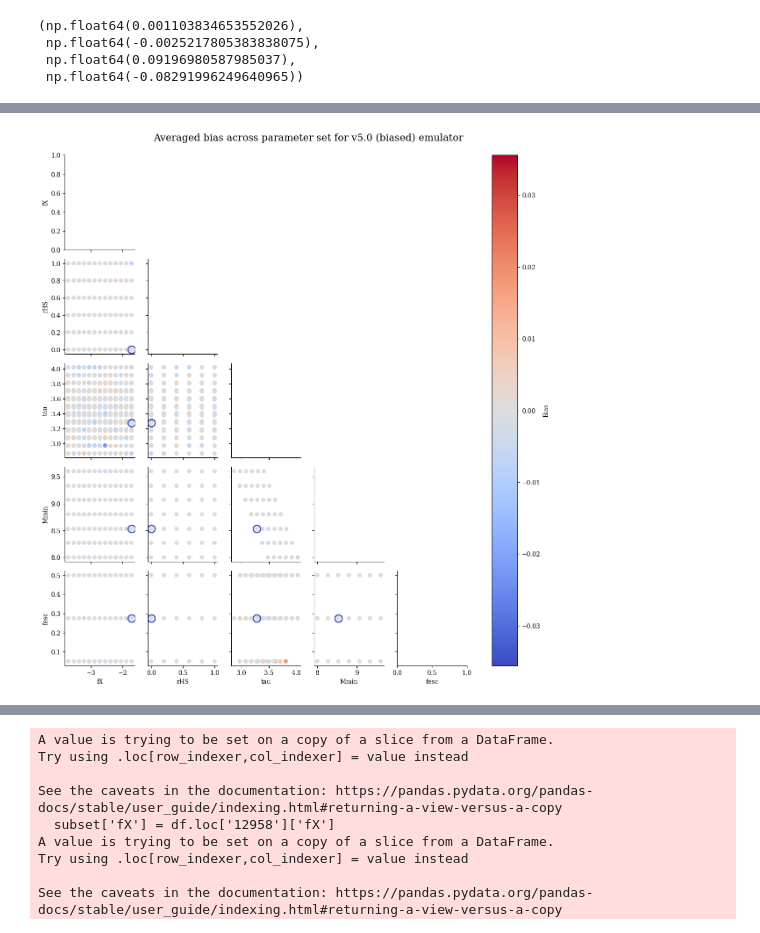
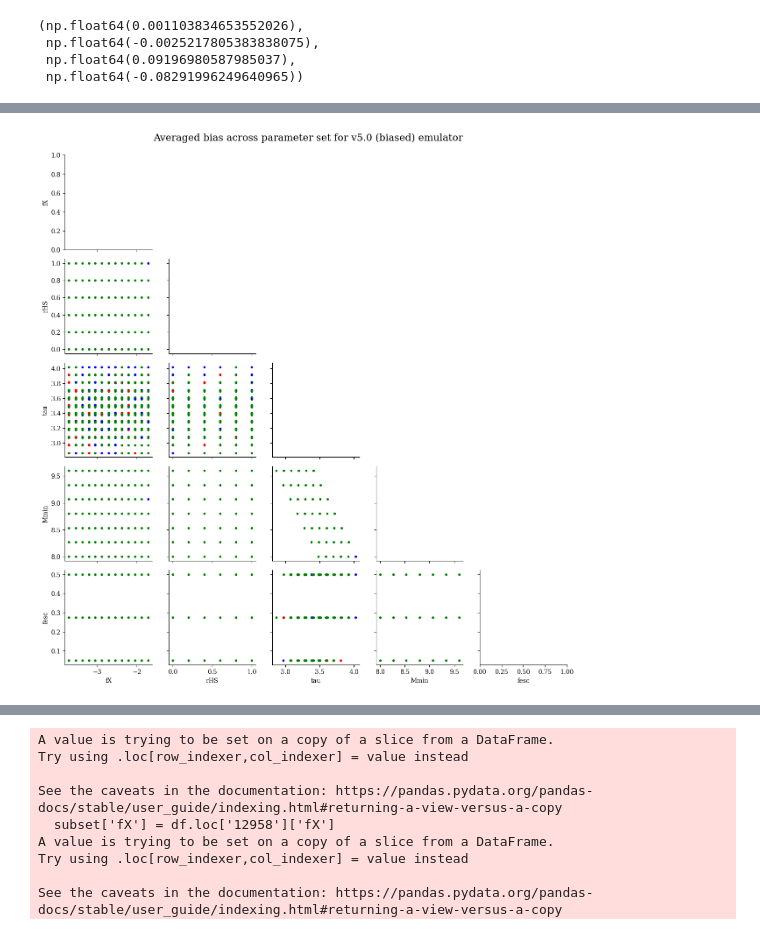
Before and after one commit to lisaleemcb/alfred, a Jupyter notebook: notebooks/Emulator_Comparison.ipynb, the cells around one changed output, grey strips where cells are left out. Saved outputs shown, nothing was run; the diff lists cells and outputs as text; code cells hidden in the pictures.

Commit message:
fixed square bug in emulator error

```diff
--- a/notebooks/Emulator_Comparison.ipynb
+++ b/notebooks/Emulator_Comparison.ipynb
@@ -178,35 +199,35 @@ from matplotlib.cm import ScalarMappable
 
 g = sns.PairGrid(data=df, vars=df.columns, corner=True)
 
-emu = summon_emu("v5.0")
+emu = summon_emu("setrandomseed3/emuv5.0_run0")
 
-# # Step 1: Precompute all bias values to determine pmin and pmax
-# all_bias_vals = []
+# Step 1: Precompute all bias values to determine pmin and pmax
+all_bias_vals = []
 
-# for i, col1 in enumerate(df.columns):
-#     for j, col2 in enumerate(df.columns):
-#         if i > j:
-#             for val1 in df[col1].unique():
-#                 for val2 in df[col2].unique():
-#                     subset = df[(df[col1] == val1) & (df[col2] == val2)]
-#                     if subset.empty:
-#                         continue
+for i, col1 in enumerate(df.columns):
+    for j, col2 in enumerate(df.columns):
+        if i > j:
+            for val1 in df[col1].unique():
+                for val2 in df[col2].unique():
+                    subset = df[(df[col1] == val1) & (df[col2] == val2)]
+                    if subset.empty:
+                        continue
 
-#                     test = emulator.kemu(subset.to_numpy(), **emu)
-#                     true = np.zeros((len(subset), len(ells[indices])))
-#                     for si, sn in enumerate(subset.index):
-#                         true[si] = utils.spectra(sn)[indices]
+                    test = emulator.kemu(subset.to_numpy(), **emu)
+                    true = np.zeros((len(subset), len(ells[indices])))
+                    for si, sn in enumerate(subset.index):
+                        true[si] = utils.spectra(sn)[indices]
 
-#                     bias = true - test
-#                     mean_bias = bias.mean(axis=0)[3]
-#                     all_bias_vals.append(mean_bias)
+                    bias = (test - true) / true
+                    mean_bias = bias.mean(axis=0)[3]
+                    all_bias_vals.append(mean_bias)
 
-# # Compute color scale limits
-# pmin = np.min(all_bias_vals)
-# pmax = np.max(all_bias_vals)
-# vlim = max(abs(pmin), abs(pmax))  # for symmetric diverging color
-# norm = Normalize(vmin=-.02, vmax=.02)
-# cmap = plt.cm.coolwarm
+# Compute color scale limits
+pmin = np.min(all_bias_vals)
+pmax = np.max(all_bias_vals)
+vlim = max(abs(pmin), abs(pmax))  # for symmetric diverging color
+norm = Normalize(vmin=-.02, vmax=.02)
+cmap = plt.cm.coolwarm
 
 # Step 2: Plot with consistent colormap
 for i, col1 in enumerate(df.columns):
@@ -221,40 +242,51 @@ for i, col1 in enumerate(df.columns):
                         continue
 
                     test = emulator.kemu(subset.to_numpy(), **emu)
-                    true = np.zeros((len(subset), len(ells[indices])))
+                    true = np.zeros_like(test)
                     for si, sn in enumerate(subset.index):
                         true[si] = utils.spectra(sn)[indices]
 
-                    bias = true - test
-                    points.append([val1, val2, bias.mean(axis=0)[3]])
+                    bias = (test - true) / true
+                    bias = bias.mean(axis=0)[3]
+
+                    if np.abs(bias) <= .01:
+                        color = 'green'
+                    elif bias < -.01:
+                        color = 'red'
+                    elif bias > .01:
+                        color = 'blue'
+                    print(f"col1 {col1}: val1 {val1}")
+                    print(f"col2 {col2}: val2 {val2}")
+
+                    ax = g.axes[i][j]
+                    ax.scatter(val2, val1, marker='.', color=color)
 
             if not points:
                 continue
 
-            points = np.asarray(points)
-            print(f'max={points.max()}')
-            ax = g.axes[i][j]
-            ax.scatter(points[:,1], points[:,0], c=points[:,2], cmap=cmap, norm=norm)
+            # # points = np.asarray(points)
+            # # print(f'max={points.max()}')
+            # ax = g.axes[i][j]
+            # # ax.scatter(points[:,1], points[:,0], c=points[:,2], cmap=cmap, norm=norm)
 
-            sim_params = df.loc['12958'].to_numpy()
-            bias_for_sim = (utils.spectra('12598')[indices] - emulator.kemu(sim_params, **emu))[3]
-            # print(f'bias is : {bias_for_sim}')
-            ax.plot(sim_params[j], sim_params[i], marker='o', markersize=12,
-                        markerfacecolor='none', markeredgecolor=cmap(norm(bias_for_sim)),
-                        markeredgewidth=2, linestyle='None')
+            # sim_params = df.loc['12958'].to_numpy()
+            # bias_for_sim = (utils.spectra('12598')[indices] - emulator.kemu(sim_params, **emu))[3]
+            # # print(f'bias is : {bias_for_sim}')
+            # ax.plot(sim_params[j], sim_params[i], marker='o', markersize=12,
+            #             markerfacecolor='none', markeredgecolor=cmap(norm(bias_for_sim)),
+            #             markeredgewidth=2, linestyle='None')
 
             # sim_params = df.loc['11364'].to_numpy
             # ax.plot(sim_params[i], sim_params[j], marker='o', markersize=12,
             #             markerfacecolor='none', markeredgecolor='black',
             #             markeredgewidth=2, linestyle='None')
 
-
 # Step 3: Add shared colorbar
-sm = ScalarMappable(norm=norm, cmap=cmap)
-sm.set_array([])  # dummy
+# sm = ScalarMappable(norm=norm, cmap=cmap)
+# sm.set_array([])  # dummy
 
 valid_axes = [ax for ax in g.axes.flatten() if ax is not None]
-g.fig.colorbar(sm, ax=valid_axes, orientation='vertical', label='Bias')
+# g.fig.colorbar(sm, ax=valid_axes, orientation='vertical', label='Bias')
 
 plt.suptitle("Averaged bias across parameter set for v5.0 (biased) emulator", y=1.02, fontsize=16)
 
@@ -273 +312 @@ max=9.6
-[figure, old version]
+[figure, new version]
```
Also changed, not shown: parts of 5 cells of this notebook, 4 other files.
